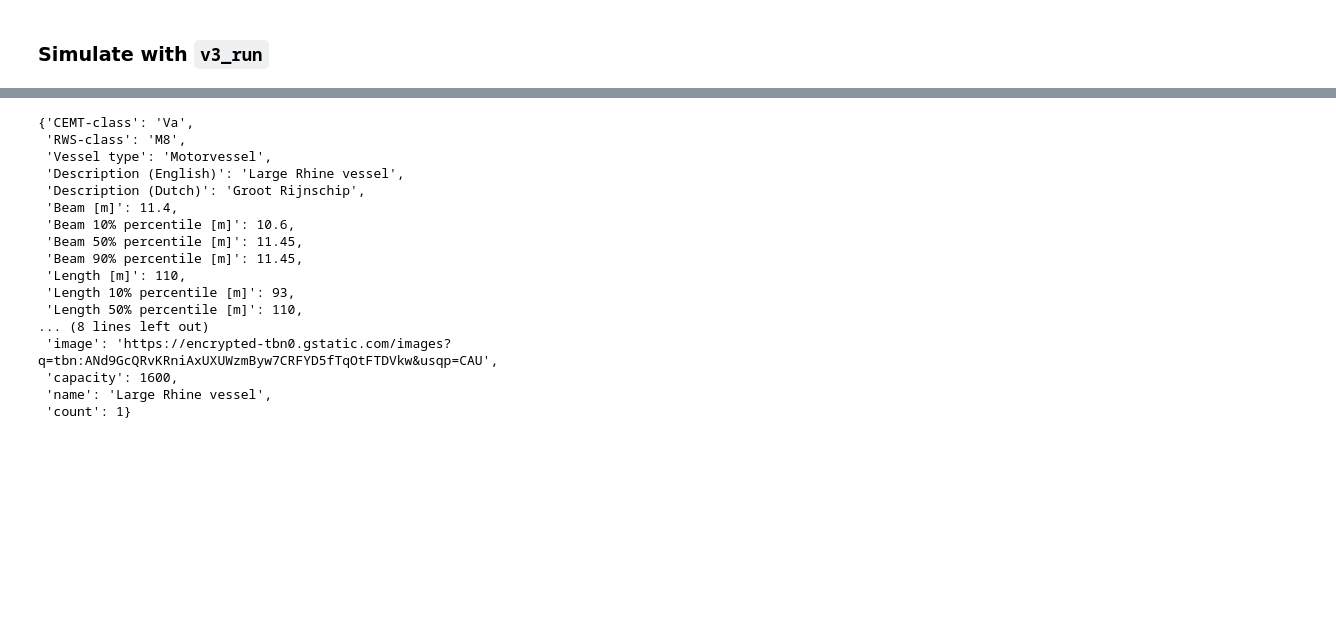
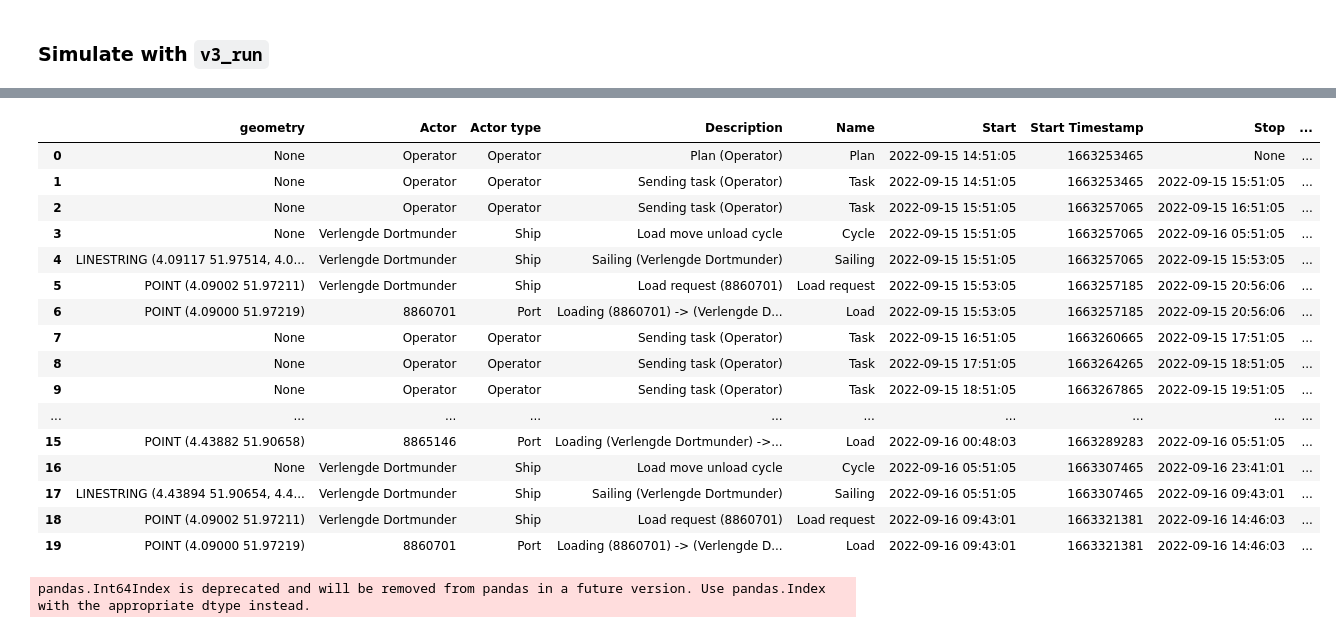
Before and after one commit to Deltares-research/digitaltwin-waterway, a Jupyter notebook: notebooks/scenarios/simple-run-opentnsim.ipynb, the cells around one changed output, grey strips where cells are left out. Cells and saved outputs as stored; diff of their text form; code cells hidden in the pictures; blank space fills up the shorter version.

```diff
--- a/notebooks/scenarios/simple-run-opentnsim.ipynb
+++ b/notebooks/scenarios/simple-run-opentnsim.ipynb
@@ -41,7 +45,7 @@ The Shapely GEOS version (3.10.2-CAPI-1.16.0) is incompatible with the GEOS vers
 You can define your input in a json configuration file. The relevant parts are sites, fleet and climate.
 # %%
 # example input
-with open("../../dtv_backend/tests/2022-09-05.geojson") as f:
+with open("../../dtv_backend/tests/user/2022-09-15-config.json") as f:
     config = geojson.load(f)
 # %% [markdown]
 ### Simulate with ``v3_run``
@@ -73,20 +105,21 @@ The array interface is deprecated and will no longer work in Shapely 2.0. Conver
-# %%
-config['fleet'][0]['properties']
-# %% [output]
-{'CEMT-class': 'Va',
- 'RWS-class': 'M8',
- 'Vessel type': 'Motorvessel',
- 'Description (English)': 'Large Rhine vessel',
- 'Description (Dutch)': 'Groot Rijnschip',
- 'Beam [m]': 11.4,
- 'Beam 10% percentile [m]': 10.6,
- 'Beam 50% percentile [m]': 11.45,
- 'Beam 90% percentile [m]': 11.45,
- 'Length [m]': 110,
- 'Length 10% percentile [m]': 93,
- 'Length 50% percentile [m]': 110,
-... (8 lines left out)
- 'image': 'https://encrypted-tbn0.gstatic.com/images?q=tbn:ANd9GcQRvKRniAxUXUWzmByw7CRFYD5fTqOtFTDVkw&usqp=CAU',
- 'capacity': 1600,
- 'name': 'Large Rhine vessel',
- 'count': 1}
+# %%
+gdf = gpd.GeoDataFrame.from_features(resp['log'])
+gdf.head(n=20)
+# %% [output]
+|  | geometry | Actor | Actor type | Description | Name | Start | Start Timestamp | Stop | ... |
+| 0 | None | Operator | Operator | Plan (Operator) | Plan | 2022-09-15 14:51:05 | 1663253465 | None | ... |
+| 1 | None | Operator | Operator | Sending task (Operator) | Task | 2022-09-15 14:51:05 | 1663253465 | 2022-09-15 15:51:05 | ... |
+| 2 | None | Operator | Operator | Sending task (Operator) | Task | 2022-09-15 15:51:05 | 1663257065 | 2022-09-15 16:51:05 | ... |
+| 3 | None | Verlengde Dortmunder | Ship | Load move unload cycle | Cycle | 2022-09-15 15:51:05 | 1663257065 | 2022-09-16 05:51:05 | ... |
+| 4 | LINESTRING (4.09117 51.97514, 4.0... | Verlengde Dortmunder | Ship | Sailing (Verlengde Dortmunder) | Sailing | 2022-09-15 15:51:05 | 1663257065 | 2022-09-15 15:53:05 | ... |
+| 5 | POINT (4.09002 51.97211) | Verlengde Dortmunder | Ship | Load request (8860701) | Load request | 2022-09-15 15:53:05 | 1663257185 | 2022-09-15 20:56:06 | ... |
+| 6 | POINT (4.09000 51.97219) | 8860701 | Port | Loading (8860701) -> (Verlengde D... | Load | 2022-09-15 15:53:05 | 1663257185 | 2022-09-15 20:56:06 | ... |
+| 7 | None | Operator | Operator | Sending task (Operator) | Task | 2022-09-15 16:51:05 | 1663260665 | 2022-09-15 17:51:05 | ... |
+| 8 | None | Operator | Operator | Sending task (Operator) | Task | 2022-09-15 17:51:05 | 1663264265 | 2022-09-15 18:51:05 | ... |
+| 9 | None | Operator | Operator | Sending task (Operator) | Task | 2022-09-15 18:51:05 | 1663267865 | 2022-09-15 19:51:05 | ... |
+| ... | ... | ... | ... | ... | ... | ... | ... | ... | ... |
+| 15 | POINT (4.43882 51.90658) | 8865146 | Port | Loading (Verlengde Dortmunder) ->... | Load | 2022-09-16 00:48:03 | 1663289283 | 2022-09-16 05:51:05 | ... |
+| 16 | None | Verlengde Dortmunder | Ship | Load move unload cycle | Cycle | 2022-09-16 05:51:05 | 1663307465 | 2022-09-16 23:41:01 | ... |
+| 17 | LINESTRING (4.43894 51.90654, 4.4... | Verlengde Dortmunder | Ship | Sailing (Verlengde Dortmunder) | Sailing | 2022-09-16 05:51:05 | 1663307465 | 2022-09-16 09:43:01 | ... |
+| 18 | POINT (4.09002 51.97211) | Verlengde Dortmunder | Ship | Load request (8860701) | Load request | 2022-09-16 09:43:01 | 1663321381 | 2022-09-16 14:46:03 | ... |
+| 19 | POINT (4.09000 51.97219) | 8860701 | Port | Loading (8860701) -> (Verlengde D... | Load | 2022-09-16 09:43:01 | 1663321381 | 2022-09-16 14:46:03 | ... |
@@ -92,0 +128,4 @@ config['fleet'][0]['properties']
+# %%
+gdf.to_file('/Users/baart_f/Downloads/test.geojson')
+# %% [output]
+pandas.Int64Index is deprecated and will be removed from pandas in a future version. Use pandas.Index with the appropriate dtype instead.
```
Also changed, not shown: parts of 5 cells of this notebook, 3 other files.
